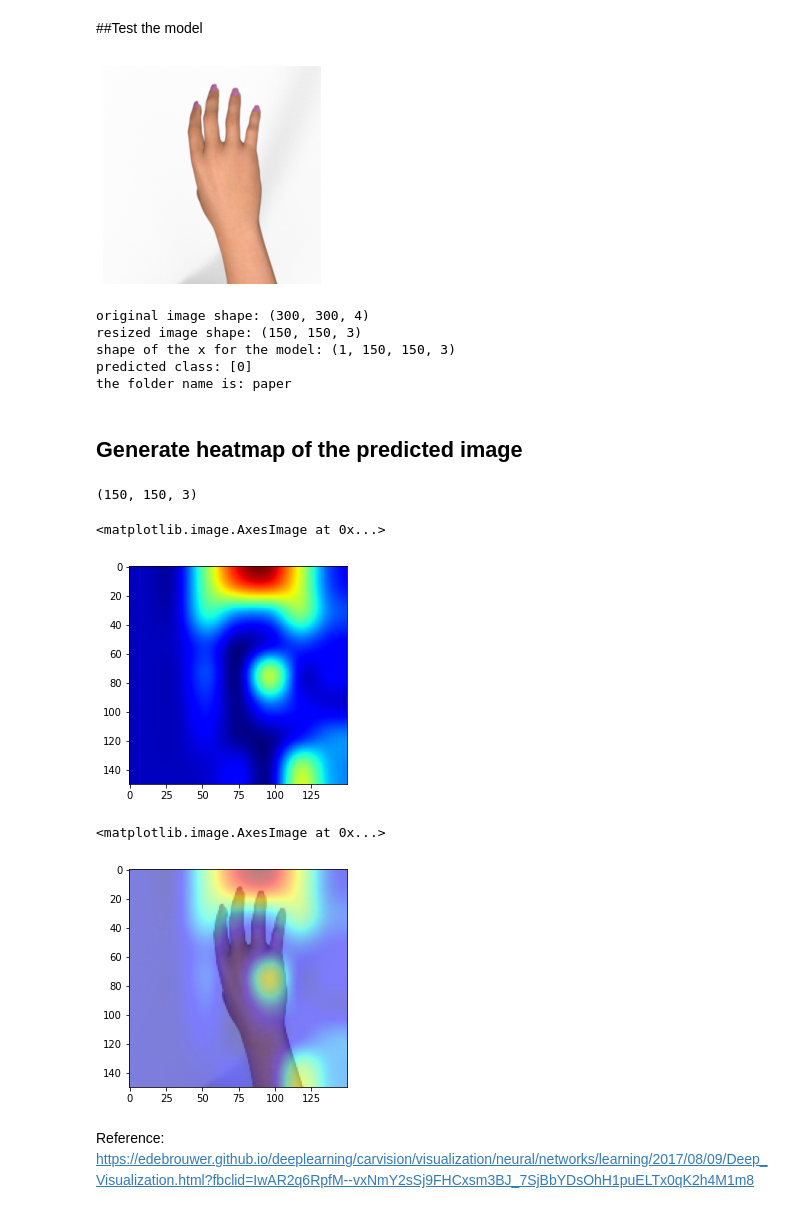
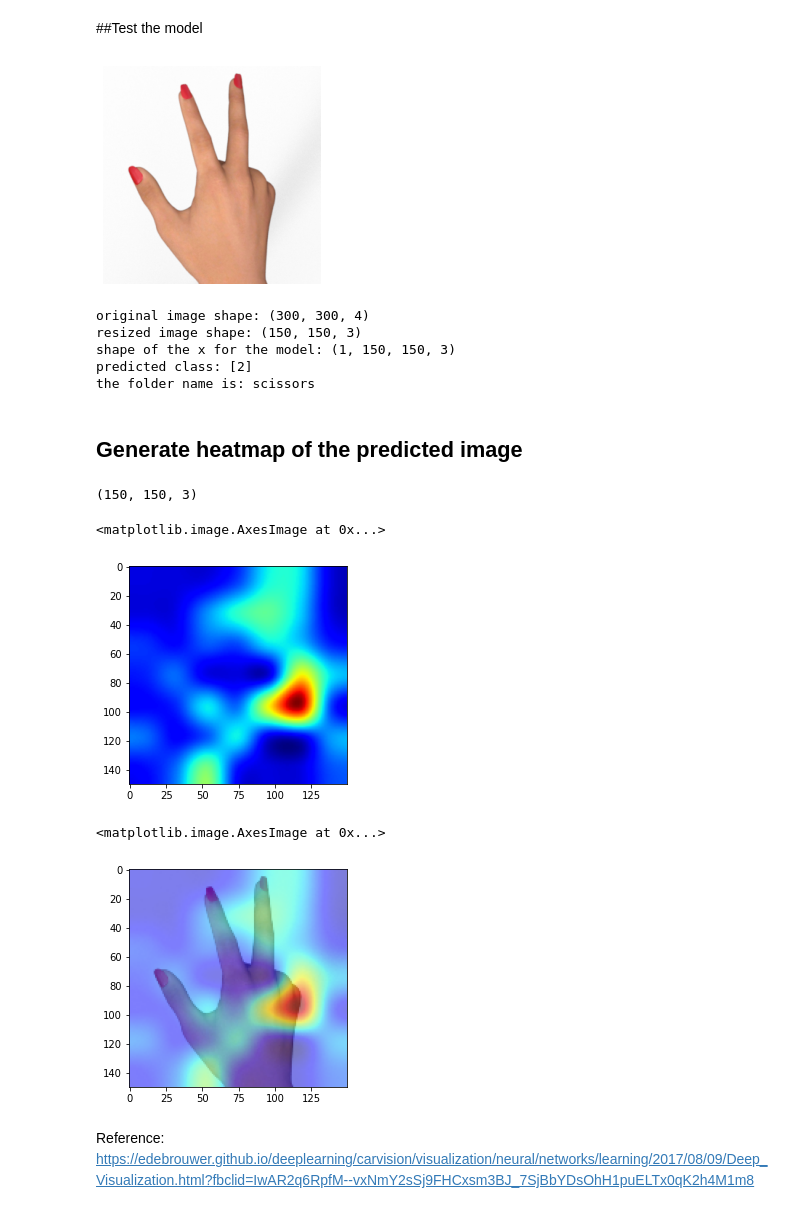
Before and after one commit to openaifab/Image-LAB-for-training, a Jupyter notebook: 5 CAM(Class Activation Map).ipynb, the cells around one changed output. Cells and saved outputs as stored; diff of their text form; code cells hidden in the pictures.

```diff
--- a/5 CAM(Class Activation Map).ipynb
+++ b/5 CAM(Class Activation Map).ipynb
@@ -294,36 +290,36 @@ Use tf.where in 2.0, which has the same broadcast rule as np.where
 ##Test the model
 # %%
 # predicting images
-path = "tmp/rps-test-set/paper/testpaper01-28.png"
-#path = "tmp/rps-test-set/rock/testrock01-05.png"
-#path = "tmp/rps-test-set/scissors/testscissors01-05.png"
+# path = "tmp/rps-test-set/paper/testpaper02-28.png"
+# path = "tmp/rps-test-set/rock/testrock04-08.png"
+path = "tmp/rps-test-set/scissors/testscissors01-05.png"
 
 # show the image
 img = mpimg.imread(path)
 plt.imshow(img)
 plt.axis('Off')
 plt.show()
 print("original image shape:", img.shape)
 
 # resize the image
 img = image.load_img(path, target_size=(150, 150))
 img = image.img_to_array(img)
 print("resized image shape:", img.shape)
 x = np.expand_dims(img, axis=0) / 255 # remember to divide by 255
 print("shape of the x for the model:", x.shape)
 
 # predict_classes
 classes = model.predict_classes(x)
 print("predicted class:", classes)
 class_name = labels[classes[0]]
 print("the folder name is:", class_name)
 # %% [output]
-[figure, old version]
+[figure, new version]
 original image shape: (300, 300, 4)
 resized image shape: (150, 150, 3)
 shape of the x for the model: (1, 150, 150, 3)
-predicted class: [0]
-the folder name is: paper
+predicted class: [2]
+the folder name is: scissors
 # %% [markdown]
 ## Generate heatmap of the predicted image
 # %%
@@ -333,11 +329,11 @@ plt.imshow(heatmap)
 # %% [output]
 (150, 150, 3)
 <matplotlib.image.AxesImage at 0x...>
-[figure, old version]
+[figure, new version]
 # %%
 plt.imshow(overlay(img, heatmap).astype('uint8'))
 # %% [output]
 <matplotlib.image.AxesImage at 0x...>
-[figure, old version]
+[figure, new version]
 # %% [markdown]
 Reference: https://edebrouwer.github.io/deeplearning/carvision/visualization/neural/networks/learning/2017/08/09/Deep_Visualization.html?fbclid=IwAR2q6RpfM--vxNmY2sSj9FHCxsm3BJ_7SjBbYDsOhH1puELTx0qK2h4M1m8
```
Also changed, not shown: parts of 8 cells of this notebook.
